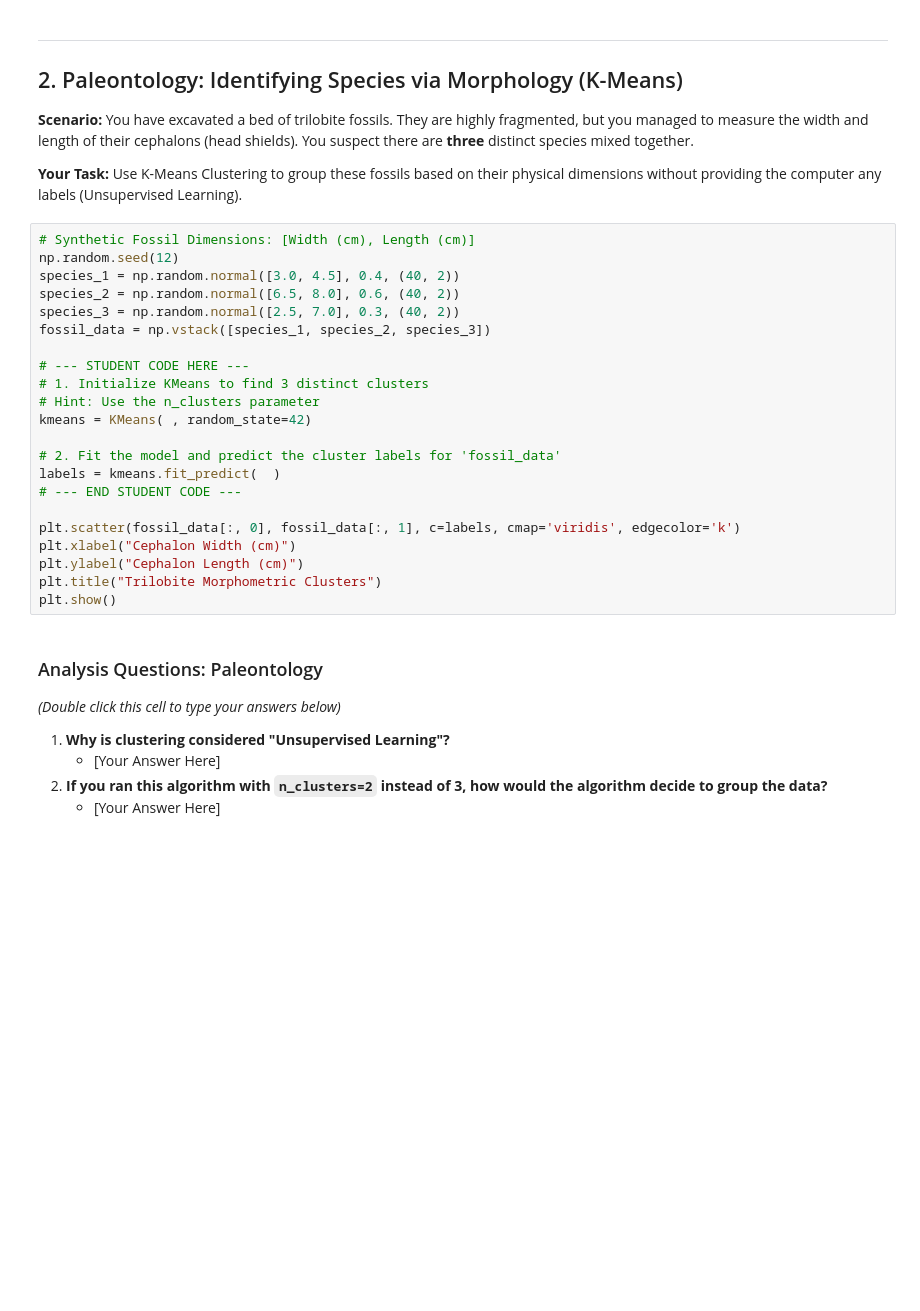
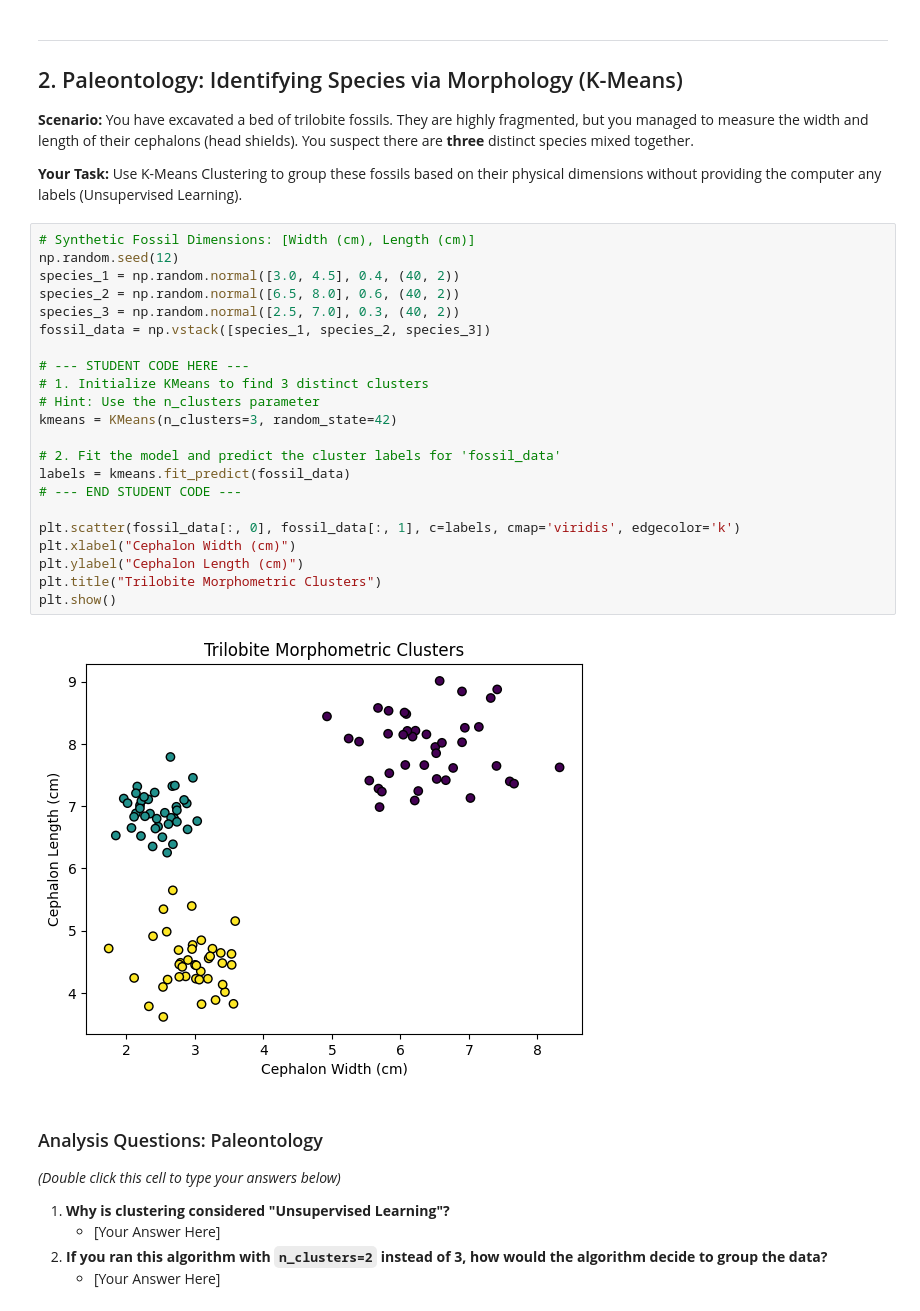
Before and after one commit to Hayden-Martin4250/Earthscience2245, a Jupyter notebook: ES2245_lab11.ipynb, the cells around one changed output. Drawn from its saved outputs; the diff is of its cells as text; blank space fills up the shorter version.

```diff
--- a/ES2245_lab11.ipynb
+++ b/ES2245_lab11.ipynb
@@ -82,25 +82,27 @@ Calculated Uplift Rate: 4.23 mm/yr
 # %%
 # Synthetic Fossil Dimensions: [Width (cm), Length (cm)]
 np.random.seed(12)
 species_1 = np.random.normal([3.0, 4.5], 0.4, (40, 2))
 species_2 = np.random.normal([6.5, 8.0], 0.6, (40, 2))
 species_3 = np.random.normal([2.5, 7.0], 0.3, (40, 2))
 fossil_data = np.vstack([species_1, species_2, species_3])
 
 # --- STUDENT CODE HERE ---
 # 1. Initialize KMeans to find 3 distinct clusters
 # Hint: Use the n_clusters parameter
-kmeans = KMeans( , random_state=42)
+kmeans = KMeans(n_clusters=3, random_state=42)
 
 # 2. Fit the model and predict the cluster labels for 'fossil_data'
-labels = kmeans.fit_predict(  )
+labels = kmeans.fit_predict(fossil_data)
 # --- END STUDENT CODE ---
 
 plt.scatter(fossil_data[:, 0], fossil_data[:, 1], c=labels, cmap='viridis', edgecolor='k')
 plt.xlabel("Cephalon Width (cm)")
 plt.ylabel("Cephalon Length (cm)")
 plt.title("Trilobite Morphometric Clusters")
 plt.show()
+# %% [output]
+[figure, added]
 # %% [markdown]
 ### Analysis Questions: Paleontology
 *(Double click this cell to type your answers below)*
```
